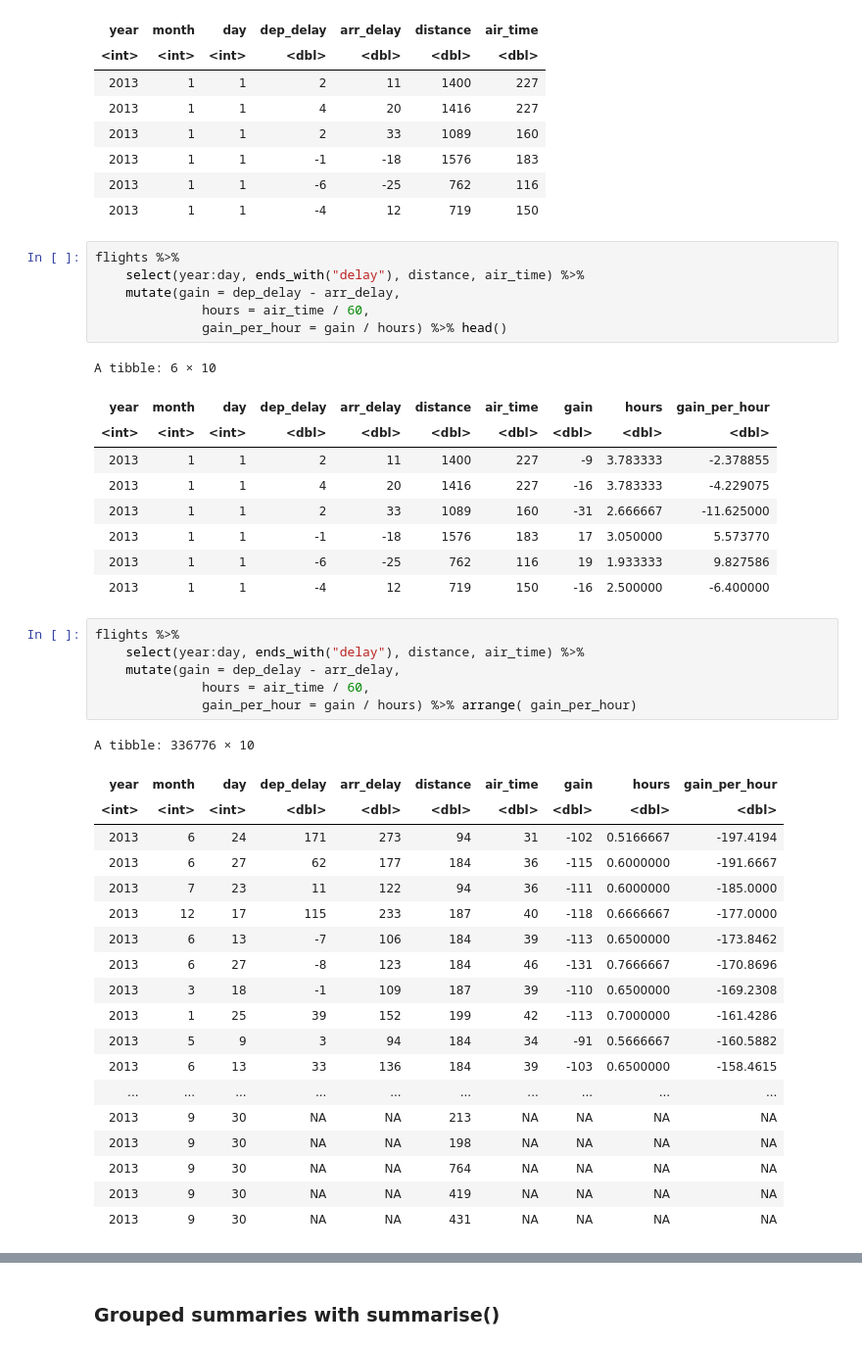
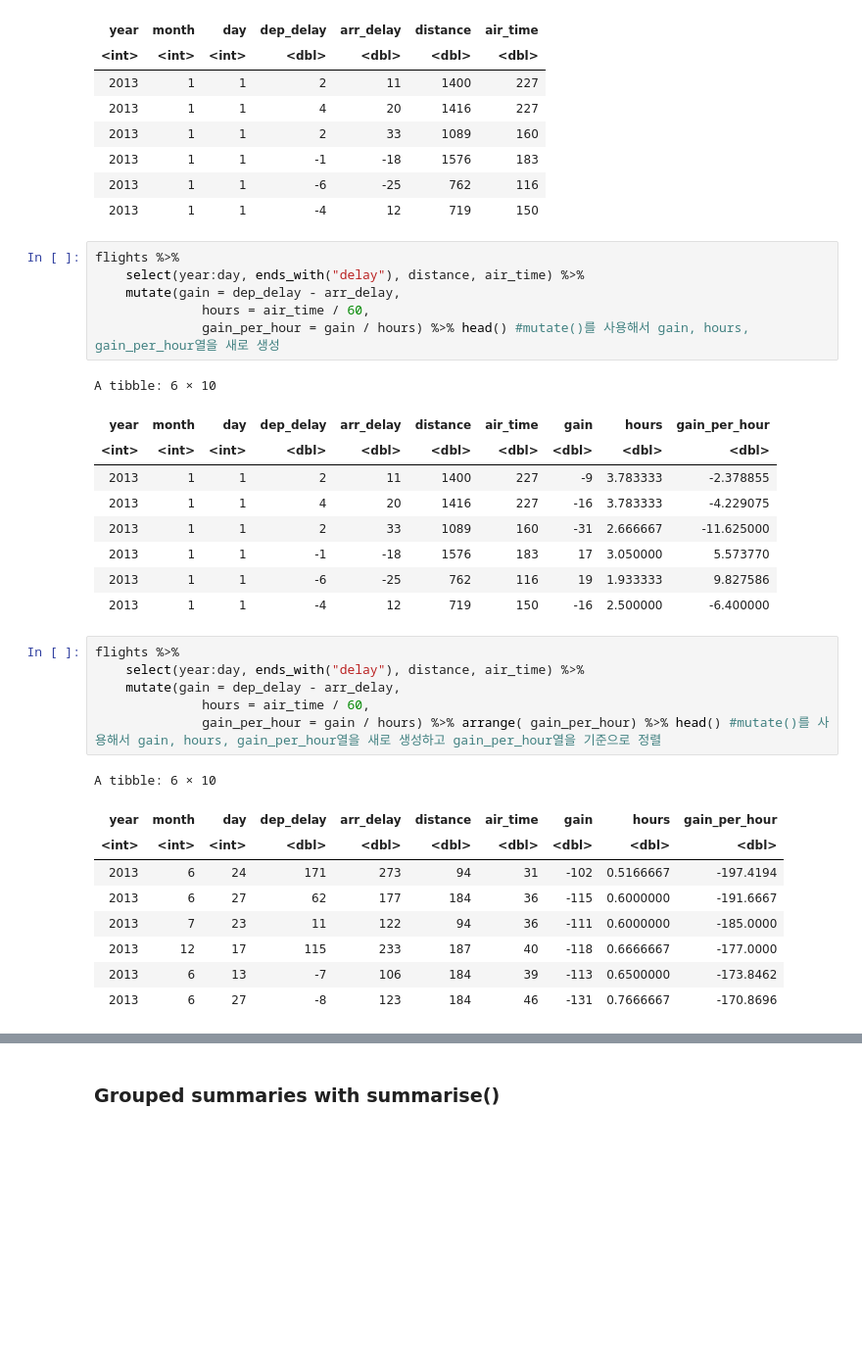
Before and after one commit to yoonsungah/BigDataClass, a Jupyter notebook: R_for_Data_Science.ipynb, the cells around one changed output, grey strips where cells are left out. Shown at 98% size. Drawn from its saved outputs; the diff is of its cells as text; blank space fills up the shorter version.

```diff
--- a/R_for_Data_Science.ipynb
+++ b/R_for_Data_Science.ipynb
@@ -503,7 +705,7 @@ flights %>%
     select(year:day, ends_with("delay"), distance, air_time) %>%
     mutate(gain = dep_delay - arr_delay,
               hours = air_time / 60,
-              gain_per_hour = gain / hours) %>% head()
+              gain_per_hour = gain / hours) %>% head() #mutate()를 사용해서 gain, hours, gain_per_hour열을 새로 생성
 # %% [output]
 A tibble: 6 × 10
 | year | month | day | dep_delay | arr_delay | distance | air_time | gain | hours | gain_per_hour |
@@ -517,29 +719,19 @@ A tibble: 6 × 10
 # %%
 flights %>%
     select(year:day, ends_with("delay"), distance, air_time) %>%
     mutate(gain = dep_delay - arr_delay,
               hours = air_time / 60,
-              gain_per_hour = gain / hours) %>% arrange( gain_per_hour)
+              gain_per_hour = gain / hours) %>% arrange( gain_per_hour) %>% head() #mutate()를 사용해서 gain, hours, gain_per_hour열을 새로 생성하고 gain_per_hour열을 기준으로 정렬
 # %% [output]
-A tibble: 336776 × 10
+A tibble: 6 × 10
 | year | month | day | dep_delay | arr_delay | distance | air_time | gain | hours | gain_per_hour |
 | <int> | <int> | <int> | <dbl> | <dbl> | <dbl> | <dbl> | <dbl> | <dbl> | <dbl> |
 | 2013 | 6 | 24 | 171 | 273 | 94 | 31 | -102 | 0.5166667 | -197.4194 |
 | 2013 | 6 | 27 | 62 | 177 | 184 | 36 | -115 | 0.6000000 | -191.6667 |
 | 2013 | 7 | 23 | 11 | 122 | 94 | 36 | -111 | 0.6000000 | -185.0000 |
 | 2013 | 12 | 17 | 115 | 233 | 187 | 40 | -118 | 0.6666667 | -177.0000 |
 | 2013 | 6 | 13 | -7 | 106 | 184 | 39 | -113 | 0.6500000 | -173.8462 |
 | 2013 | 6 | 27 | -8 | 123 | 184 | 46 | -131 | 0.7666667 | -170.8696 |
-| 2013 | 3 | 18 | -1 | 109 | 187 | 39 | -110 | 0.6500000 | -169.2308 |
-| 2013 | 1 | 25 | 39 | 152 | 199 | 42 | -113 | 0.7000000 | -161.4286 |
-| 2013 | 5 | 9 | 3 | 94 | 184 | 34 | -91 | 0.5666667 | -160.5882 |
-| 2013 | 6 | 13 | 33 | 136 | 184 | 39 | -103 | 0.6500000 | -158.4615 |
-| ... | ... | ... | ... | ... | ... | ... | ... | ... | ... |
-| 2013 | 9 | 30 | NA | NA | 213 | NA | NA | NA | NA |
-| 2013 | 9 | 30 | NA | NA | 198 | NA | NA | NA | NA |
-| 2013 | 9 | 30 | NA | NA | 764 | NA | NA | NA | NA |
-| 2013 | 9 | 30 | NA | NA | 419 | NA | NA | NA | NA |
-| 2013 | 9 | 30 | NA | NA | 431 | NA | NA | NA | NA |
 # %%
 flights %>%
     select(year:day, ends_with("delay"), distance, air_time) %>%
```
Also changed, not shown: parts of 101 cells of this notebook.
